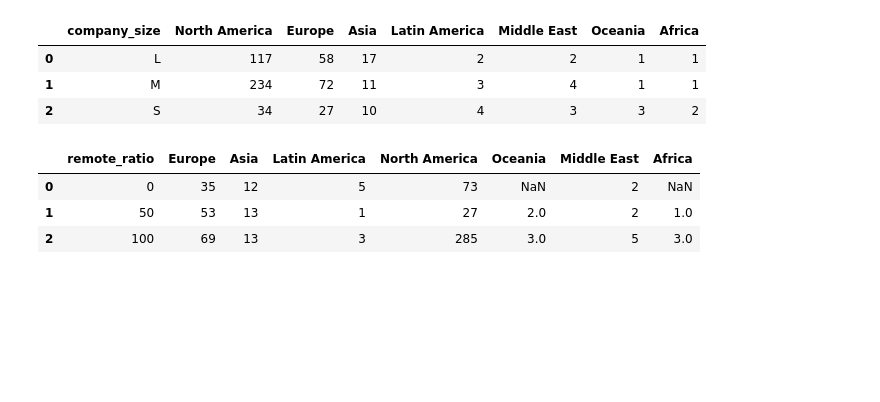
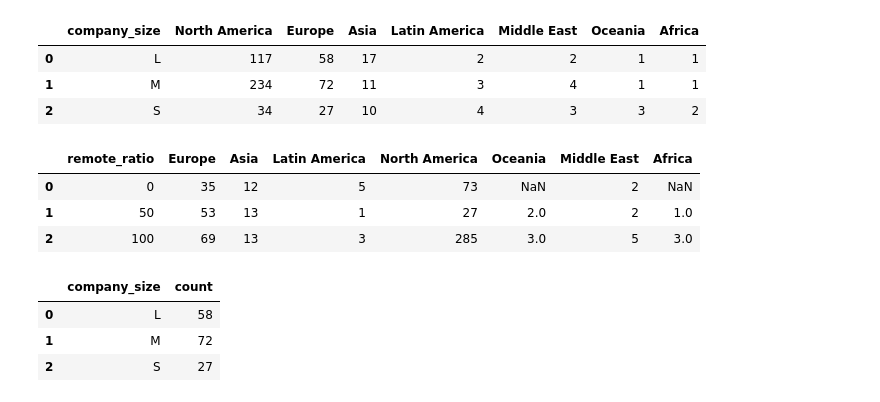
Before and after one commit to ubco-W2022T2-data301/project-group-group07, a Jupyter notebook: analysis/analysis3.ipynb, the cells around one changed output. Saved outputs shown, nothing was run; the diff lists cells and outputs as text; code cells hidden in the pictures; blank space fills up the shorter version.

```diff
--- a/analysis/analysis3.ipynb
+++ b/analysis/analysis3.ipynb
@@ -485,3 +485,13 @@ count_category_groupby(df, 'company_region', 'remote_ratio', order_column2=[0,50
 | 0 | 0 | 35 | 12 | 5 | 73 | NaN | 2 | NaN |
 | 1 | 50 | 53 | 13 | 1 | 27 | 2.0 | 2 | 1.0 |
 | 2 | 100 | 69 | 13 | 3 | 285 | 3.0 | 5 | 3.0 |
+# %%
+from codes import project_functions1 as taii
+
+taii.loadProcessRegion('../data/processed/ds_salaries_1.csv', 'Europe')
+# yuki.count_category(data = df, column = 'company_region')
+# %% [output]
+|  | company_size | count |
+| 0 | L | 58 |
+| 1 | M | 72 |
+| 2 | S | 27 |
```
Also changed, not shown: 3 other files.
